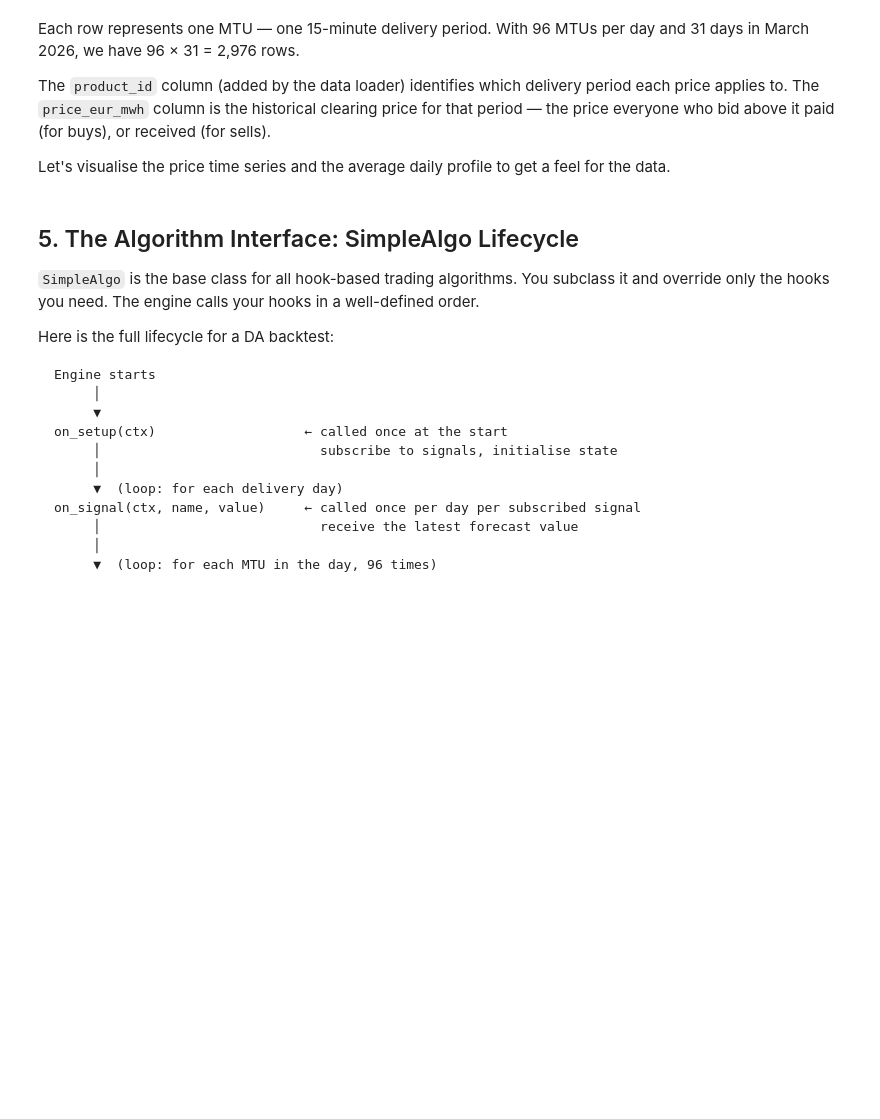
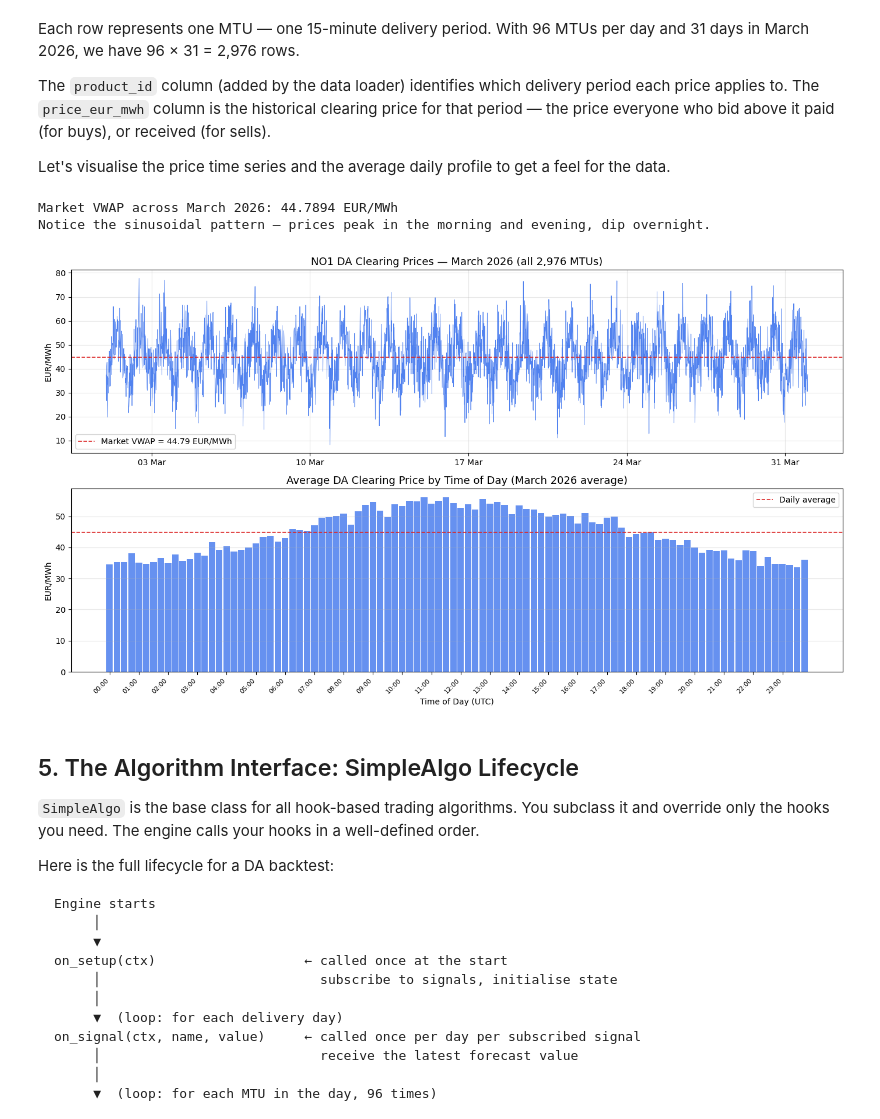
Before and after one commit to phasenexa/nexa-backtest, a Jupyter notebook: notebooks/backtester_walkthrough.ipynb, the cells around one changed output. Cells and saved outputs as stored; diff of their text form; code cells hidden in the pictures; blank space fills up the shorter version.

Commit message:
improvements to notebook, show matplotlib graph

```diff
--- a/notebooks/backtester_walkthrough.ipynb
+++ b/notebooks/backtester_walkthrough.ipynb
@@ -142,8 +167,7 @@ The `product_id` column (added by the data loader) identifies which delivery per
 
 Let's visualise the price time series and the average daily profile to get a feel for the data.
 # %%
-import matplotlib
-matplotlib.use("Agg")  # non-interactive backend for notebooks without a display
+%matplotlib inline
 import matplotlib.pyplot as plt
 import matplotlib.dates as mdates
 
@@ -160,35 +184,39 @@ ax1.xaxis.set_major_formatter(mdates.DateFormatter("%d %b"))
 ax1.xaxis.set_major_locator(mdates.WeekdayLocator(interval=1))
 ax1.grid(True, alpha=0.3)
 
 # Draw the market VWAP as a horizontal reference line
 market_vwap = (da_prices["price_eur_mwh"] * da_prices["volume_mwh"]).sum() / da_prices["volume_mwh"].sum()
 ax1.axhline(market_vwap, color="#dc2626", linewidth=1.2, linestyle="--", label=f"Market VWAP = {market_vwap:.2f} EUR/MWh")
 ax1.legend(fontsize=10)
 
 # --- Panel 2: Average intraday price profile (the "daily shape") ---
 ax2 = axes[1]
 # Extract the time-of-day from UTC timestamps for grouping
 da_prices["time_of_day"] = da_prices["timestamp"].dt.strftime("%H:%M")
 daily_profile = da_prices.groupby("time_of_day")["price_eur_mwh"].mean()
 
 # Plot with hour labels on x-axis
 ax2.bar(range(len(daily_profile)), daily_profile.values, color="#2563eb", alpha=0.7, width=0.9)
 ax2.set_title("Average DA Clearing Price by Time of Day (March 2026 average)", fontsize=13)
 ax2.set_ylabel("EUR/MWh")
 ax2.set_xlabel("Time of Day (UTC)")
 # Label every 4th MTU (= every hour)
 tick_positions = list(range(0, 96, 4))
 tick_labels = [daily_profile.index[i] for i in tick_positions]
 ax2.set_xticks(tick_positions)
 ax2.set_xticklabels(tick_labels, rotation=45, ha="right", fontsize=8)
 ax2.axhline(daily_profile.mean(), color="#dc2626", linewidth=1.2, linestyle="--", label="Daily average")
 ax2.legend(fontsize=10)
 ax2.grid(True, alpha=0.3, axis="y")
 
+print(f"\nMarket VWAP across March 2026: {market_vwap:.4f} EUR/MWh")
+print("Notice the sinusoidal pattern — prices peak in the morning and evening, dip overnight.")
 plt.tight_layout()
 plt.show()
-print(f"\nMarket VWAP across March 2026: {market_vwap:.4f} EUR/MWh")
-print("Notice the sinusoidal pattern — prices peak in the morning and evening, dip overnight.")
+# %% [output]
+Market VWAP across March 2026: 44.7894 EUR/MWh
+Notice the sinusoidal pattern — prices peak in the morning and evening, dip overnight.
+[figure, added]
 # %% [markdown]
 ## 5. The Algorithm Interface: SimpleAlgo Lifecycle
 
```
Also changed, not shown: parts of 13 cells of this notebook, 4 other files.
